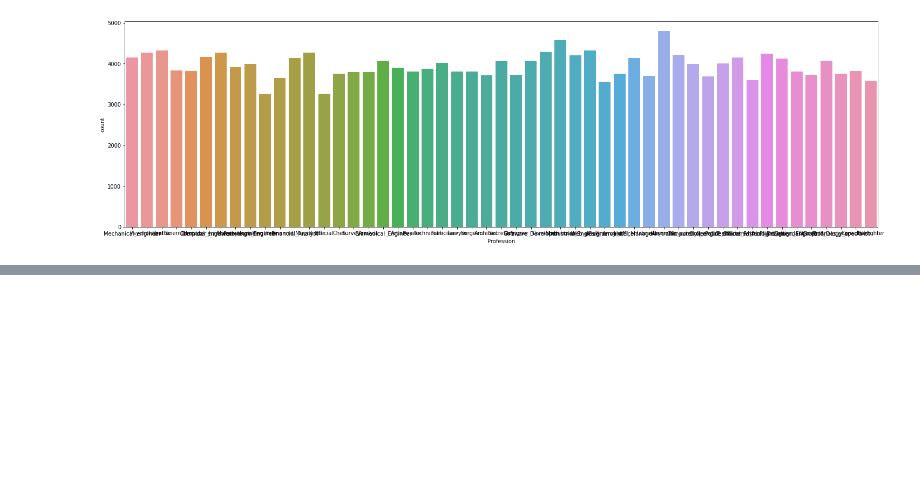
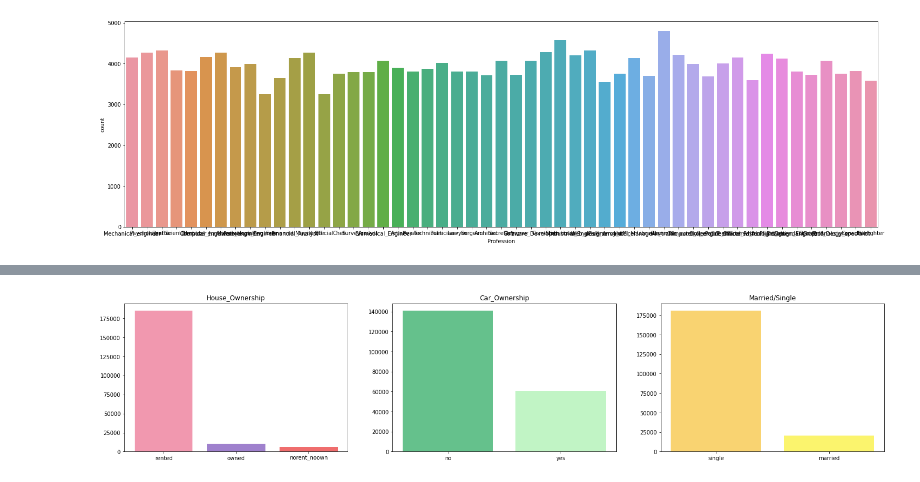
Before and after one commit to hwon-n/section6_project1, a Jupyter notebook: CP1.ipynb, the cells around one changed output, grey strips where cells are left out. Cells and saved outputs as stored; diff of their text form; code cells hidden in the pictures; blank space fills up the shorter version.

```diff
--- a/CP1.ipynb
+++ b/CP1.ipynb
@@ -88,0 +138,26 @@ plt.show()
+# %%
+house = train.House_Ownership.value_counts()
+car = train.Car_Ownership.value_counts()
+marr_sin = train['Married/Single'].value_counts()
+
+# 색상 지정
+h_color = ['#F198AF', '#9F81CD', '#EF6D6D']
+c_color = ['#65C18C', '#C1F4C5']
+m_color = ['#F9D371', '#FBF46D']
+# %%
+plt.figure(figsize = (25, 5))
+plt.subplot(1, 3, 1)
+plt.bar(house.index, house.values, color = h_color)
+plt.title('House_Ownership')
+
+plt.subplot(1, 3, 2)
+plt.bar(car.index, car.values, color = c_color)
+plt.title('Car_Ownership')
+
+plt.subplot(1, 3, 3)
+plt.bar(marr_sin.index, marr_sin.values, color = m_color)
+plt.title('Married/Single')
+
+plt.show();
+# %% [output]
+[figure, added]
```
Also changed, not shown: parts of 6 cells of this notebook.
